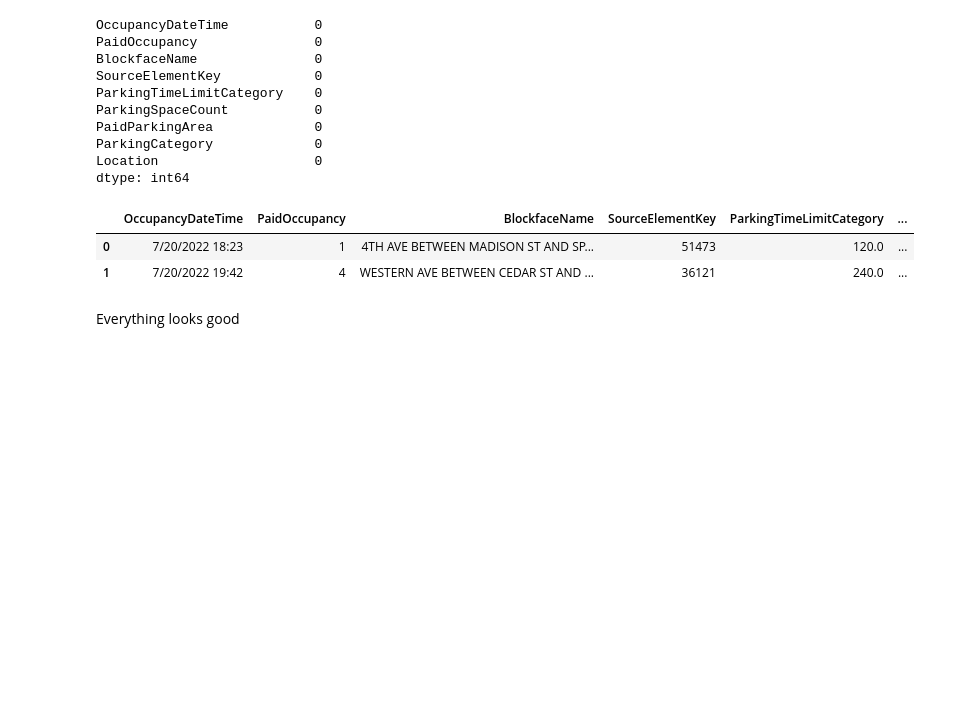
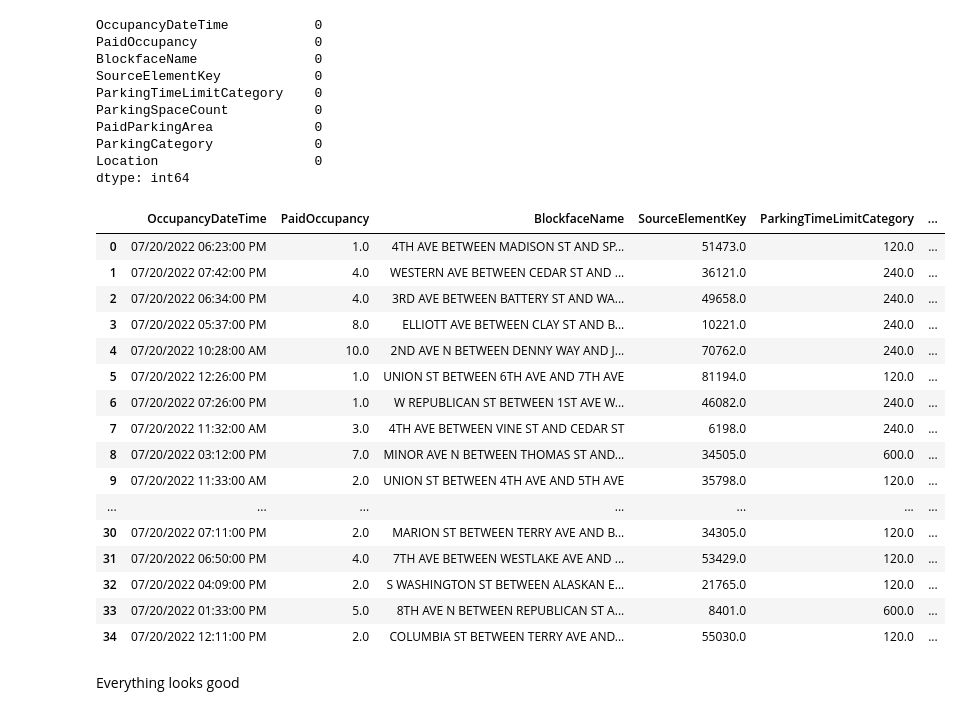
Before and after one commit to master-lily/Seattle_parking_public_life_DE, a Jupyter notebook: task_DE/task_DE.ipynb, the cells around one changed output. Saved outputs shown, nothing was run; the diff lists cells and outputs as text; code cells hidden in the pictures; blank space fills up the shorter version.

```diff
--- a/task_DE/task_DE.ipynb
+++ b/task_DE/task_DE.ipynb
@@ -295,35 +256,34 @@ PaidParkingArea             0
 ParkingCategory             0
 Location                    0
 dtype: int64
-# %%
-#split column 'OccupancyDateTime' for date and time
-parking_30days['Date'] = parking_30days['OccupancyDateTime'].str.split(" ").str.get(0)
-parking_30days['Time'] = parking_30days['OccupancyDateTime'].str.split(" ").str.get(1)
+# %%
+#get column with date and time, convert them to datetime format
+parking_30days['Date'] = pd.to_datetime(parking_30days['OccupancyDateTime'], errors = 'coerce').dt.date
+parking_30days['Time'] = pd.to_datetime(parking_30days['OccupancyDateTime'], errors = 'coerce').dt.time
 # %%
-#create columns "DayWeek" and "Month"
-parking_30days['DayWeek'] = pd.to_datetime(parking_30days['Date']).dt.day_name()
-parking_30days['Month'] = pd.to_datetime(parking_30days['Date']).dt.month
+#create columns "DayWeek" and "Month", write  errors='coerce' if we get error about unknown string format on pd.to_datetime
+parking_30days['DayWeek'] = pd.to_datetime(parking_30days['Date'], errors = 'coerce').dt.day_name()
+parking_30days['Month'] = pd.to_datetime(parking_30days['Date'], errors='coerce').dt.month
-# %%
-#create a new column "TimeSlot" by condition according to time slots in file about public life people staying
-#create a list of conditions
-conditions = [
-              (parking_30days["Time"] >= "6:00") & (parking_30days["Time"] < "11:00"),
-              (parking_30days["Time"] >= "11:00") & (parking_30days["Time"] < "15:00"),
-              (parking_30days["Time"] >= "15:00") & (parking_30days["Time"] < "17:00"),
-              (parking_30days["Time"] >= "17:00")]
-
-
-# create a list of the values we want to assign for each condition
-values = ["Morning", "Midday", "Early Evening", "Evening"]
-
-#create a new column
-parking_30days["TimeSlot"] = np.select(conditions, values)
 # %%
-parking_30days.head(2)
+parking_30days.head(35)
 # %% [output]
 |  | OccupancyDateTime | PaidOccupancy | BlockfaceName | SourceElementKey | ParkingTimeLimitCategory | ... |
-| 0 | 7/20/2022 18:23 | 1 | 4TH AVE BETWEEN MADISON ST AND SP... | 51473 | 120.0 | ... |
-| 1 | 7/20/2022 19:42 | 4 | WESTERN AVE BETWEEN CEDAR ST AND ... | 36121 | 240.0 | ... |
+| 0 | 07/20/2022 06:23:00 PM | 1.0 | 4TH AVE BETWEEN MADISON ST AND SP... | 51473.0 | 120.0 | ... |
+| 1 | 07/20/2022 07:42:00 PM | 4.0 | WESTERN AVE BETWEEN CEDAR ST AND ... | 36121.0 | 240.0 | ... |
+| 2 | 07/20/2022 06:34:00 PM | 4.0 | 3RD AVE BETWEEN BATTERY ST AND WA... | 49658.0 | 240.0 | ... |
+| 3 | 07/20/2022 05:37:00 PM | 8.0 | ELLIOTT AVE BETWEEN CLAY ST AND B... | 10221.0 | 240.0 | ... |
+| 4 | 07/20/2022 10:28:00 AM | 10.0 | 2ND AVE N BETWEEN DENNY WAY AND J... | 70762.0 | 240.0 | ... |
+| 5 | 07/20/2022 12:26:00 PM | 1.0 | UNION ST BETWEEN 6TH AVE AND 7TH AVE | 81194.0 | 120.0 | ... |
+| 6 | 07/20/2022 07:26:00 PM | 1.0 | W REPUBLICAN ST BETWEEN 1ST AVE W... | 46082.0 | 240.0 | ... |
+| 7 | 07/20/2022 11:32:00 AM | 3.0 | 4TH AVE BETWEEN VINE ST AND CEDAR ST | 6198.0 | 240.0 | ... |
+| 8 | 07/20/2022 03:12:00 PM | 7.0 | MINOR AVE N BETWEEN THOMAS ST AND... | 34505.0 | 600.0 | ... |
+| 9 | 07/20/2022 11:33:00 AM | 2.0 | UNION ST BETWEEN 4TH AVE AND 5TH AVE | 35798.0 | 120.0 | ... |
+| ... | ... | ... | ... | ... | ... | ... |
+| 30 | 07/20/2022 07:11:00 PM | 2.0 | MARION ST BETWEEN TERRY AVE AND B... | 34305.0 | 120.0 | ... |
+| 31 | 07/20/2022 06:50:00 PM | 4.0 | 7TH AVE BETWEEN WESTLAKE AVE AND ... | 53429.0 | 120.0 | ... |
+| 32 | 07/20/2022 04:09:00 PM | 2.0 | S WASHINGTON ST BETWEEN ALASKAN E... | 21765.0 | 120.0 | ... |
+| 33 | 07/20/2022 01:33:00 PM | 5.0 | 8TH AVE N BETWEEN REPUBLICAN ST A... | 8401.0 | 600.0 | ... |
+| 34 | 07/20/2022 12:11:00 PM | 2.0 | COLUMBIA ST BETWEEN TERRY AVE AND... | 55030.0 | 120.0 | ... |
 # %% [markdown]
 Everything looks good
 # %%
```
Also changed, not shown: parts of 45 cells of this notebook.
